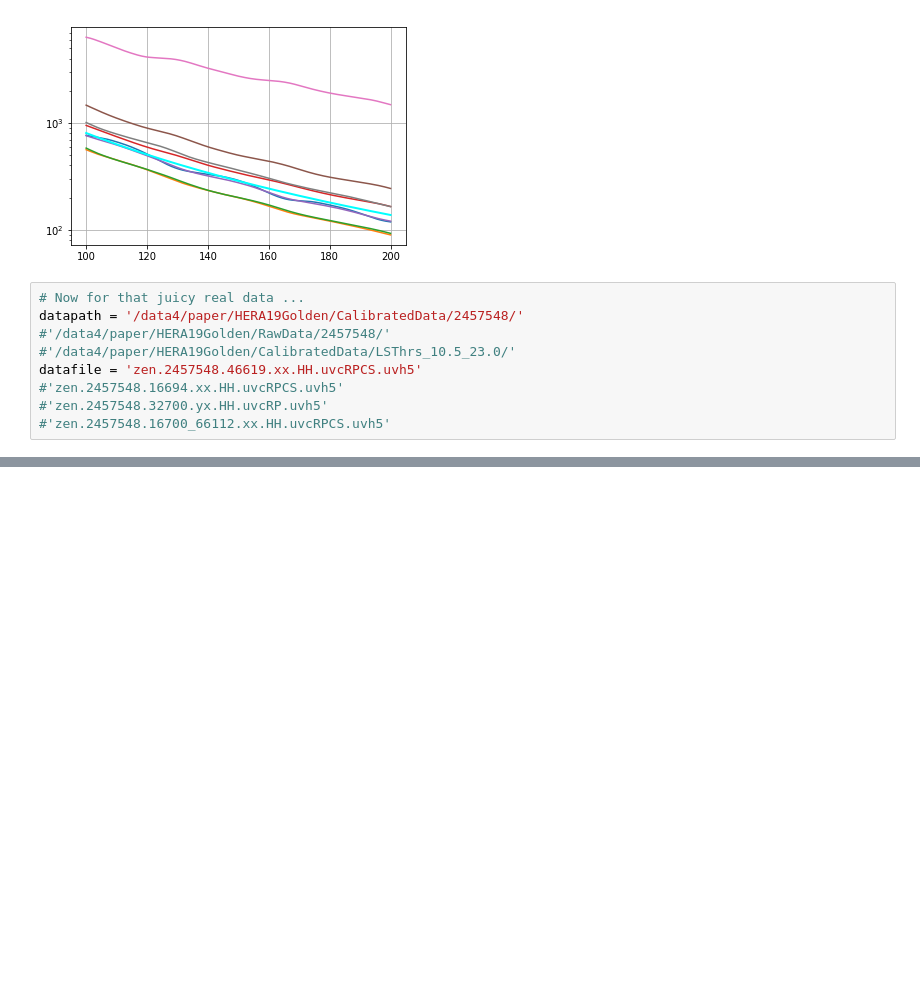
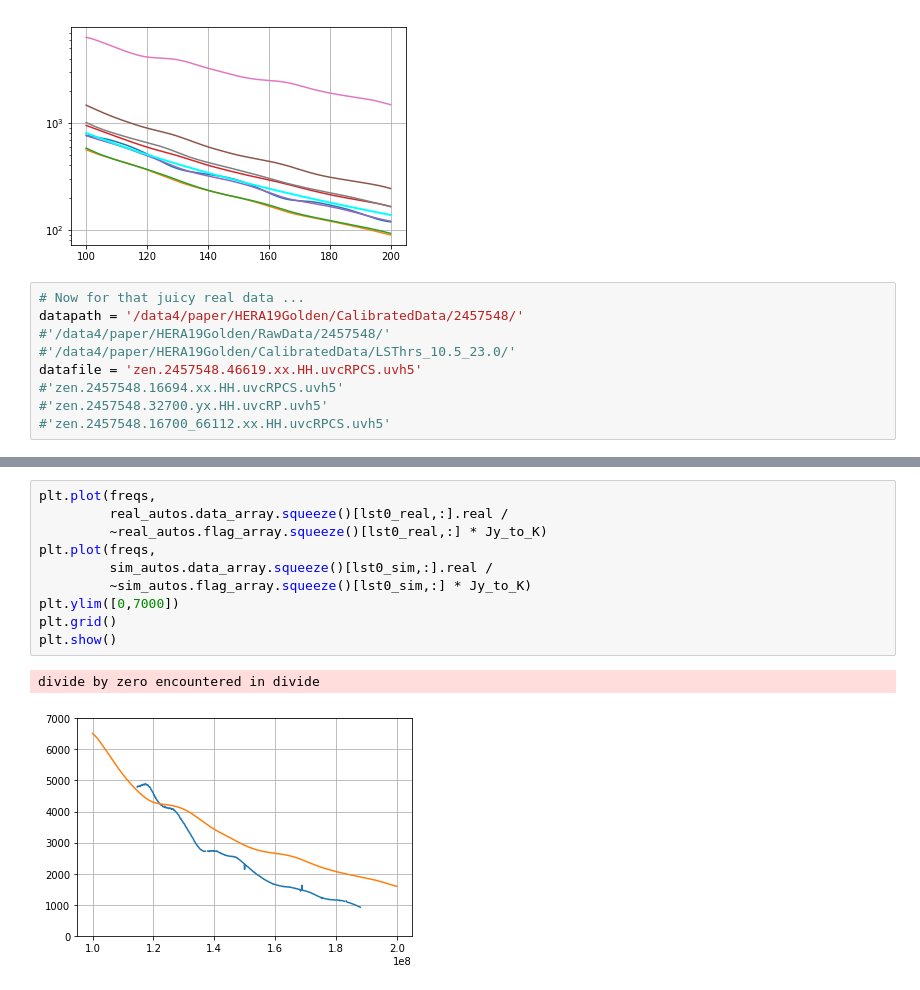
Before and after one commit to UPennEoR/kohn18_analysis, a Jupyter notebook: CheckAutosCalibration.ipynb, the cells around one changed output, grey strips where cells are left out. Cells and saved outputs as stored; diff of their text form; blank space fills up the shorter version.

```diff
--- a/CheckAutosCalibration.ipynb
+++ b/CheckAutosCalibration.ipynb
@@ -121,0 +129,13 @@ divide by zero encountered in divide
+# %%
+plt.plot(freqs,
+         real_autos.data_array.squeeze()[lst0_real,:].real /
+         ~real_autos.flag_array.squeeze()[lst0_real,:] * Jy_to_K)
+plt.plot(freqs,
+         sim_autos.data_array.squeeze()[lst0_sim,:].real /
+         ~sim_autos.flag_array.squeeze()[lst0_sim,:] * Jy_to_K)
+plt.ylim([0,7000])
+plt.grid()
+plt.show()
+# %% [output]
+divide by zero encountered in divide
+[figure, added]
```
Also changed, not shown: parts of 17 cells of this notebook.
